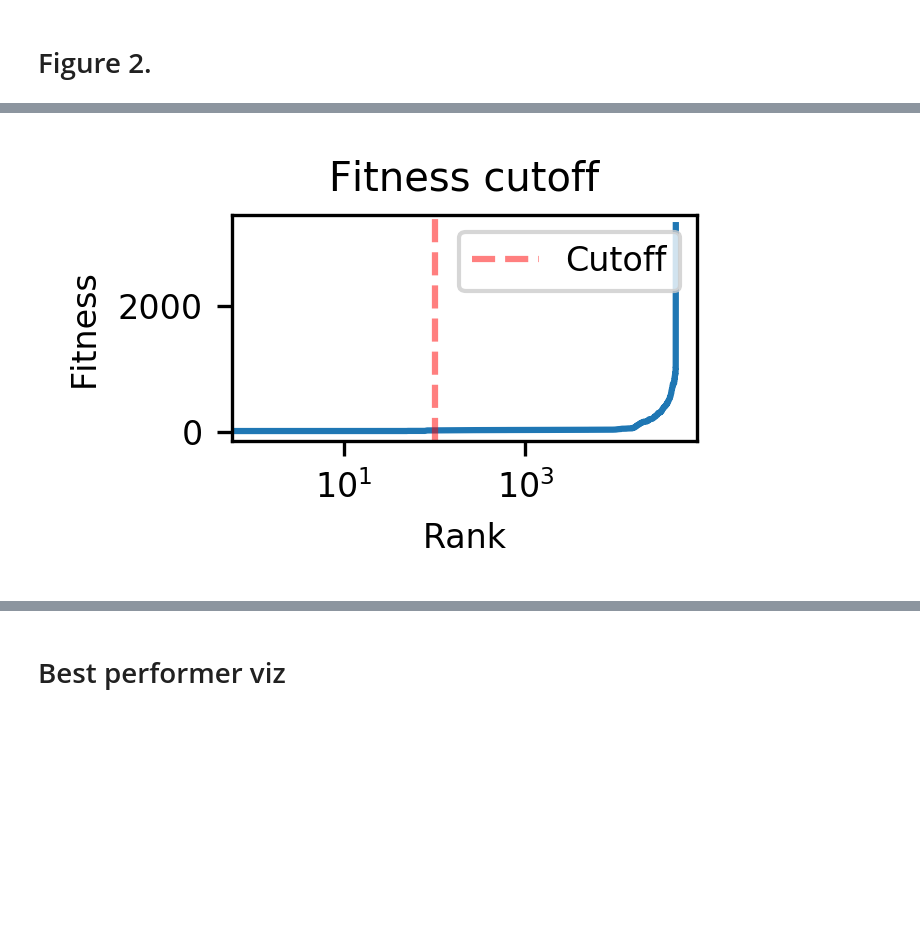
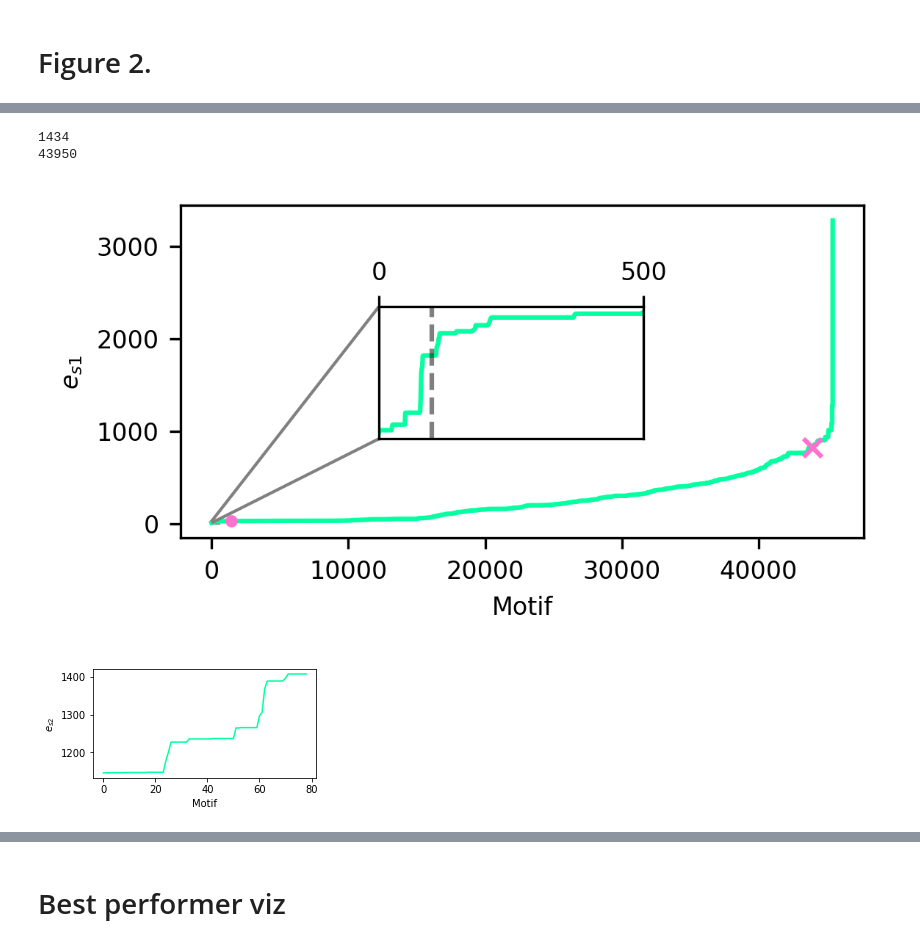
Before and after one commit to Raphtor/cpg_search, a Jupyter notebook: FigureGeneration.ipynb, the cells around one changed output, grey strips where cells are left out. Cells and saved outputs as stored; diff of their text form; code cells hidden in the pictures; blank space fills up the shorter version.

```diff
--- a/FigureGeneration.ipynb
+++ b/FigureGeneration.ipynb
@@ -32,6 +34,10 @@ if not os.path.exists(figure_path):
 The autoreload extension is already loaded. To reload it, use:
   %reload_ext autoreload
 # %%
+cbar = mcolors.LinearSegmentedColormap.from_list("modulecolorbar", ["#ff00c1","#00fff9"])
+#     cbar = mcolors.LinearSegmentedColormap.from_list('cbar1', [c, ])
+module_colors = cbar(np.linspace(0,1,5))
+
 colors = dict(
     module1="tab:green",
     module2="tab:orange",
@@ -42,6 +48,8 @@ colors = dict(
     l1_node="tab:red",
     r1_node="tab:blue",
     motor_node="tab:olive",
+    compare="#05ffa1",
+    compare2="#ff71ce"
 )
 for k,v in colors.items():
     colors[k] = mcolors.to_rgba(v)
@@ -503,16 +511,58 @@ savefig(fig,"2j")
+# %%
+# l
+from mpl_toolkits.axes_grid1.inset_locator import inset_axes
+from mpl_toolkits.axes_grid1.inset_locator import mark_inset
+fig, ax = plt.subplots(figsize=(4,2))
+lh = s1_sorted.loc['oRcLcZcqfYfQcWcqcDcofqcXcOcncxfZcgfLc7cocrcpcVc8cRc1cWfjcQc7c6cE.pkl']
+lh_x = s1_sorted.index.get_loc(lh.name)
+print(lh_x)
+lh_y = lh.fitness
+
+
+ce = s1_sorted.loc['mRcjfGfmcQc8cxc3cWcKfpc2c9cmcPckc8cGcOf6cxcncMc2cNcXcocWcycqc7c2.pkl']
+ce_x = s1_sorted.index.get_loc(ce.name)
+print(ce_x)
+ce_y = ce.fitness
+
+
+y = s1_sorted['fitness'].to_numpy()
+x = np.arange(len(y))
+ebreak_idx = 100
+ax.set_xlabel('Motif')
+ax.set_ylabel('$e_{s1}$')
+# ax.legend([l],['Cutoff'])
+# ax.title.set_text('Fitness cutoff')
+
+axins = inset_axes(ax, '30%','30%' , loc=10, bbox_transform=ax.figure.transFigure)
+
+ax.plot(x, y,color=colors['compare'])
+insx = 500
+axins.plot(x[:insx], y[:insx],color=colors['compare'])
+ax.scatter(lh_x,lh_y, color=colors['compare2'],marker='.',zorder=3)
+ax.scatter(ce_x,ce_y, color=colors['compare2'],marker='x',zorder=3)
+axins.set_xlim(0, insx) # apply the x-limits
+# axins.set_ylim(0, 2000) # apply the y-limits
+l = axins.axvline(ebreak_idx, ls='--', color='k', alpha=0.5)
+
+axins.set_xticks([0,insx])
+axins.xaxis.tick_top()
+axins.set_yticks([])
+mark_inset(ax, axins, loc1=3, loc2=2, fc="none", ec="0.5")
+
+# ax.set_xscale('log')
+savefig(fig,"sorted_fitness_step1")
+# %% [output]
+1434
+43950
+[figure, added]
 # %%
-# l
-fig, ax = plt.subplots(figsize=(2,1))
-y = s1_sorted['fitness'].to_numpy()
-x = np.arange(len(y))
-ax.plot(x,y)
-ebreak_idx = 100
-l = ax.axvline(ebreak_idx, ls='--', color='r', alpha=0.5)
-ax.set_xlabel('Rank')
-ax.set_ylabel('Fitness')
-ax.legend([l],['Cutoff'])
-ax.title.set_text('Fitness cutoff')
-ax.set_xscale('log')
-savefig(fig,"2l")
+fig, ax = plt.subplots(figsize=(4,2))
+ax.plot(s2_sorted['fitness'].to_numpy(),color=colors['compare'])
+# ebreak_idx = 50
+# l = ax.axvline(ebreak_idx, ls='--', color='r', alpha=0.5)
+ax.set_xlabel('Motif')
+ax.set_ylabel('$e_{s2}$')
+# ax.title.set_text('Sorted fitness (step 2)')
+savefig(fig,"sorted_fitness_step2")
 # %% [output]
-[figure, old version]
+[figure, new version]
```
Also changed, not shown: parts of 36 cells of this notebook, 4 other files.
